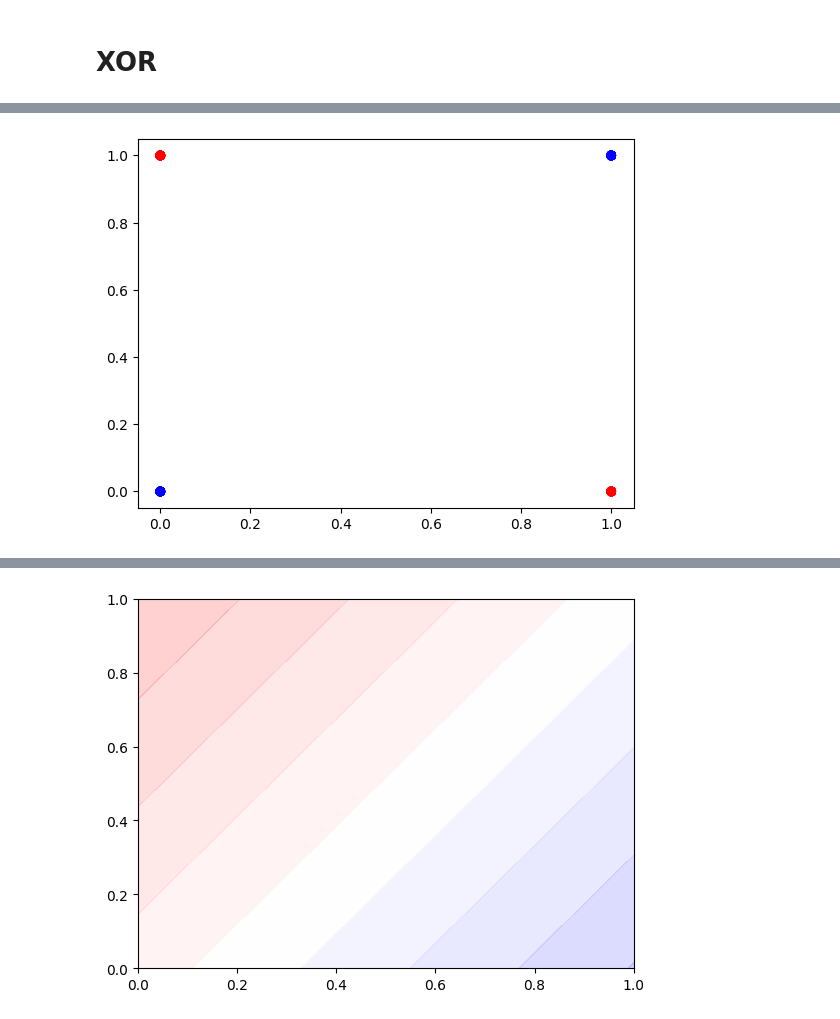
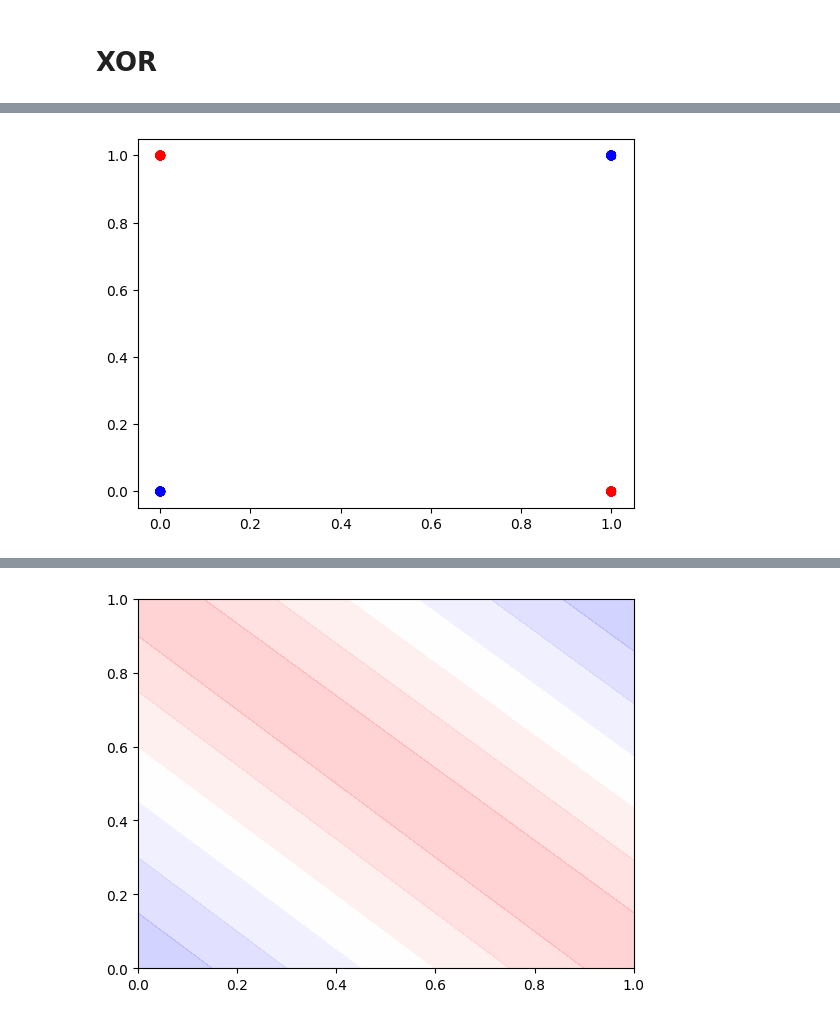
Before and after one commit to rmagur1203/ai-tistory, a Jupyter notebook: BitwisePerceptron.ipynb, the cells around one changed output, grey strips where cells are left out. Saved outputs shown, nothing was run; the diff lists cells and outputs as text; code cells hidden in the pictures.

```diff
--- a/BitwisePerceptron.ipynb
+++ b/BitwisePerceptron.ipynb
@@ -179,7 +271,7 @@ def loss_fn(x, y):
 def train(x, y, lr=0.1):
     with tf.GradientTape() as tape:
         loss = loss_fn(x, y)
-    optimizer = tf.keras.optimizers.Adam(learning_rate=lr)
+    optimizer = tf.keras.optimizers.Adagrad(learning_rate=lr)
     grads = tape.gradient(loss, model.trainable_variables)
     optimizer.apply_gradients(zip(grads, model.trainable_variables))
 
@@ -223 +315 @@ loss: 0.2418, accuracy: 0.8200
-[figure, old version]
+[figure, new version]
```
Also changed, not shown: parts of 4 cells of this notebook.
